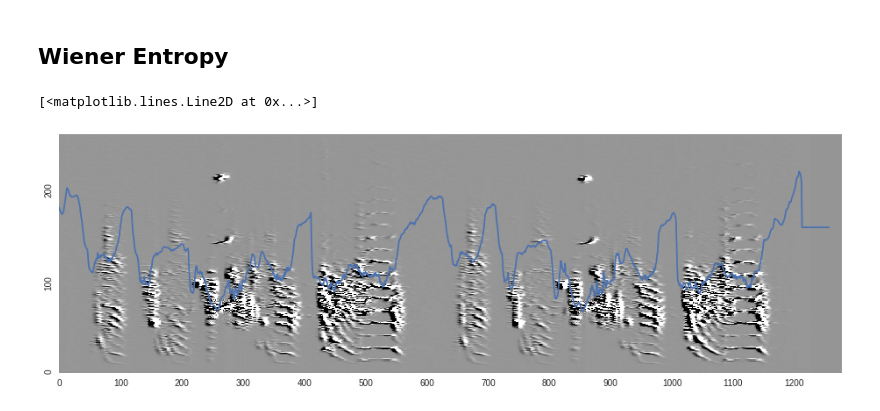
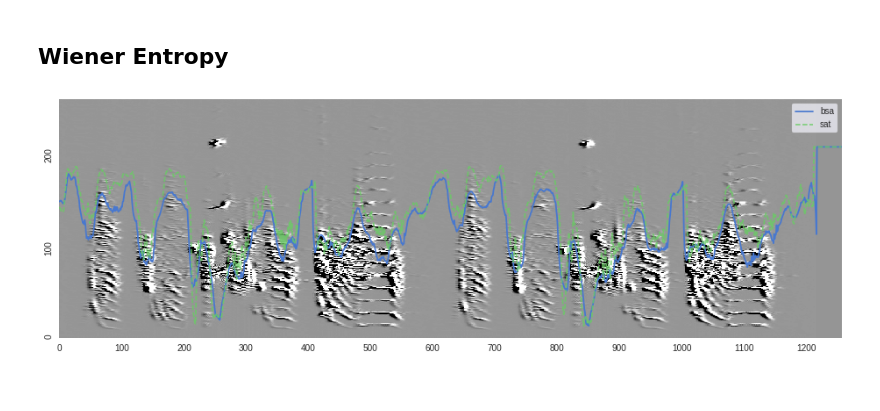
Before and after one commit to PaulEcoffet/birdsonganalysis, a Jupyter notebook: notebooks/Bird Song Analysis Notebook.ipynb, the cells around one changed output. Saved outputs shown, nothing was run; the diff lists cells and outputs as text; code cells hidden in the pictures.

```diff
--- a/notebooks/Bird Song Analysis Notebook.ipynb
+++ b/notebooks/Bird Song Analysis Notebook.ipynb
@@ -14,4 +16,6 @@ from scipy.io import wavfile
 import birdsonganalysis as bsa
+# %%
+sns.set_palette('muted')
 # %% [markdown]
 First we load a wavfile, the output is a simple 1D array
 # %%
@@ -19,3 +25,6 @@ sr, sig = wavfile.read('../songs/simple.wav')
+# %%
+sat = matlab.loadmat('../birdsonganalysis/tests/simple.mat',
+                                  squeeze_me=True, struct_as_record=False)['simple']
 # %% [markdown]
 # Spectral derivatives
 
@@ -23,7 +32,7 @@ We compute the spectral derivatives of the song. It is like a sonogram but we pl
 # %%
 spec_der = bsa.spectral_derivs(sig)
 # %%
-contrast = 0.008  # A smaller contrast saturates more but makes visible less saillant changes in the song spectrogram
+contrast = 0.02  # A smaller contrast saturates more but makes visible less saillant changes in the song spectrogram
 
 fig = plt.figure(figsize=(16, 5))
 ax = fig.gca()
@@ -76,10 +94,12 @@ plt.show(fig)
 # %%
 fig = plt.figure(figsize=(16, 5))
 ax = fig.gca()
 ax = bsa.spectral_derivs_plot(spec_der, contrast, ax)
 wiener = bsa.song_wiener_entropy(sig)
-nwiener = wiener / (np.max(wiener) - np.min(wiener))
-ax.plot(100-150*nwiener)
+ax = bsa.plot_over_spec(wiener, ax, label='bsa')
+ax = bsa.plot_over_spec(sat.entropy, ax,  label='sat', alpha=0.8, ls='--')
+ax.legend(frameon=True)
+
+plt.show(fig)
 # %% [output]
-[<matplotlib.lines.Line2D at 0x...>]
-[figure, old version]
+[figure, new version]
```
Also changed, not shown: parts of 12 cells of this notebook, 3 other files.
